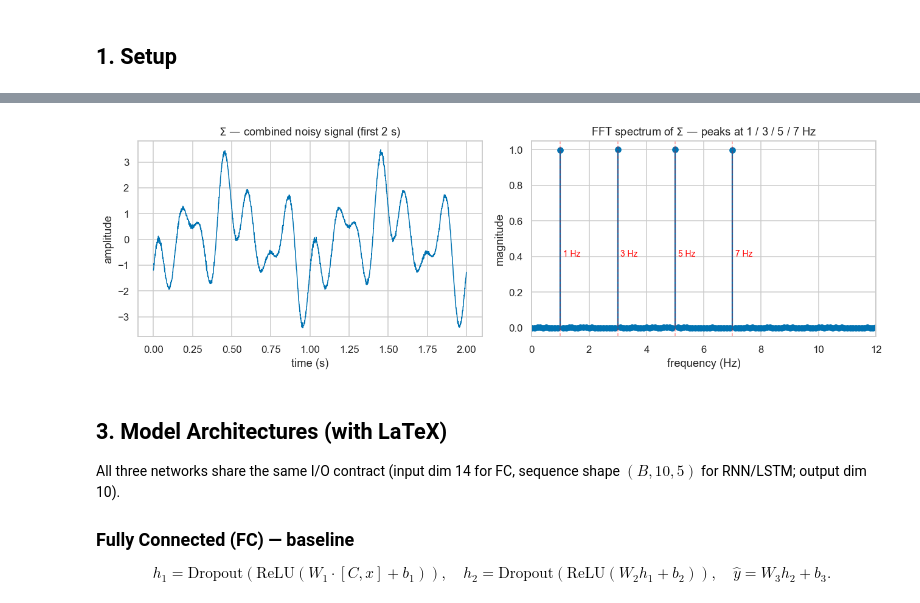
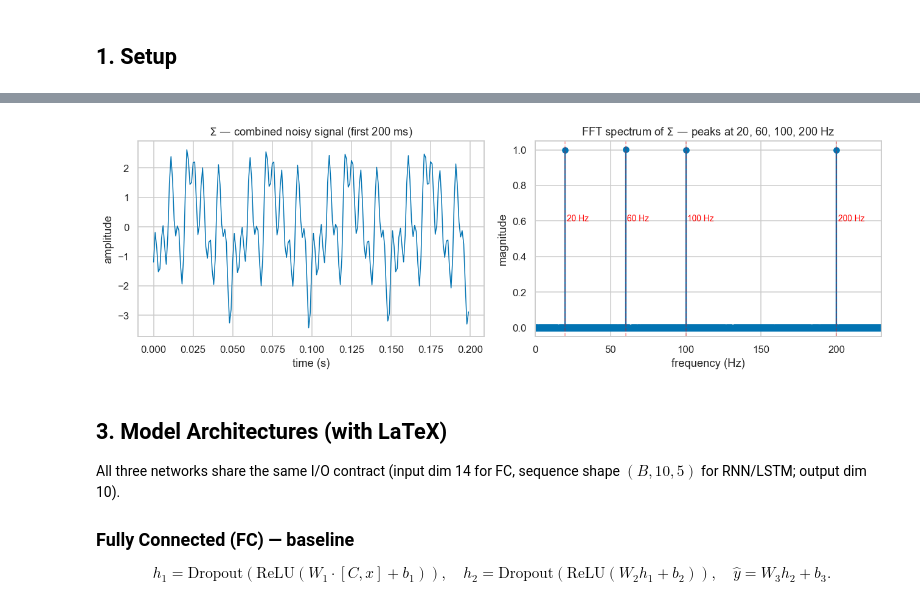
Before and after one commit to salah-dev-stu/uoh-sqak-ex01, a Jupyter notebook: notebooks/analysis.ipynb, the cells around one changed output, grey strips where cells are left out. Saved outputs shown, nothing was run; the diff lists cells and outputs as text; code cells hidden in the pictures.

```diff
--- a/notebooks/analysis.ipynb
+++ b/notebooks/analysis.ipynb
@@ -79,12 +79,14 @@ if not raw_path.exists():
 raw = np.load(raw_path)
 fs = sdk.get_config()['dataset']['sampling_rate_hz']
 t = np.arange(raw['combined_sigma'].shape[0]) / fs
+T_VIS = 100  # samples (100 ms) — clean resolution for both 20 Hz and 200 Hz
 fig, axes = plt.subplots(4, 2, figsize=(11, 9), sharex=True)
 for i, f in enumerate(FIXED_FREQUENCIES_HZ):
-    axes[i, 0].plot(t[:1000], raw[f'pure_{f}hz'][:1000], lw=1)
-    axes[i, 0].set_title(f'Pure {f} Hz')
+    cycles = f * T_VIS / fs
+    axes[i, 0].plot(t[:T_VIS], raw[f'pure_{f}hz'][:T_VIS], lw=1)
+    axes[i, 0].set_title(f'Pure {f} Hz  ({cycles:.1f} cycles in window)')
     axes[i, 0].set_ylabel('amplitude')
-    axes[i, 1].plot(t[:1000], raw[f'noisy_{f}hz'][:1000], lw=1)
+    axes[i, 1].plot(t[:T_VIS], raw[f'noisy_{f}hz'][:T_VIS], lw=1)
     axes[i, 1].set_title(f'Noisy {f} Hz (alpha={ALPHA_VIS})')
 axes[-1, 0].set_xlabel('time (s)')
 axes[-1, 1].set_xlabel('time (s)')
@@ -96,26 +98,29 @@ plt.show()
 # %%
 fig, (ax1, ax2) = plt.subplots(1, 2, figsize=(12, 4))
-ax1.plot(t[:2000], raw['combined_sigma'][:2000], lw=1)
-ax1.set_title(r'$\Sigma$ — combined noisy signal (first 2 s)')
+T_SIG = 200  # samples — show first 200 ms; covers ≥4 cycles of every target
+ax1.plot(t[:T_SIG], raw['combined_sigma'][:T_SIG], lw=1)
+ax1.set_title(r'$\Sigma$ — combined noisy signal (first 200 ms)')
 ax1.set_xlabel('time (s)'); ax1.set_ylabel('amplitude')
 
 n = raw['combined_sigma'].shape[0]
 freqs = np.fft.rfftfreq(n, d=1/fs)
 spectrum = np.abs(np.fft.rfft(raw['combined_sigma'])) / n * 2
-mask = freqs <= 12  # extend range so the 7 Hz peak is visible
+fmax = max(FIXED_FREQUENCIES_HZ) * 1.15
+mask = freqs <= fmax
 ax2.stem(freqs[mask], spectrum[mask], basefmt=' ')
 for f in FIXED_FREQUENCIES_HZ:
     ax2.axvline(f, color='red', alpha=0.4, ls='--', lw=1)
-    ax2.annotate(f'{f} Hz', xy=(f, spectrum[freqs == f][0] if (freqs == f).any() else 0.5),
-                 xytext=(f + 0.1, 0.4), color='red', fontsize=9)
-ax2.set_xlim(0, 12)
-ax2.set_title('FFT spectrum of $\\Sigma$ — peaks at 1 / 3 / 5 / 7 Hz')
+    peak = spectrum[freqs == f][0] if (freqs == f).any() else 0.5
+    ax2.annotate(f'{f} Hz', xy=(f, peak), xytext=(f + 1, peak * 0.6),
+                 color='red', fontsize=9)
+ax2.set_xlim(0, fmax)
+ax2.set_title(f'FFT spectrum of $\\Sigma$ — peaks at {", ".join(f"{f}" for f in FIXED_FREQUENCIES_HZ)} Hz')
 ax2.set_xlabel('frequency (Hz)'); ax2.set_ylabel('magnitude')
 fig.tight_layout()
 fig.savefig(FIGS / 'fft_spectrum.png', dpi=150, bbox_inches='tight')
 plt.show()
 # %% [output]
-[figure, old version]
+[figure, new version]
 # %% [markdown]
 ## 3. Model Architectures (with LaTeX)
 
```
Also changed, not shown: parts of 13 cells of this notebook.
